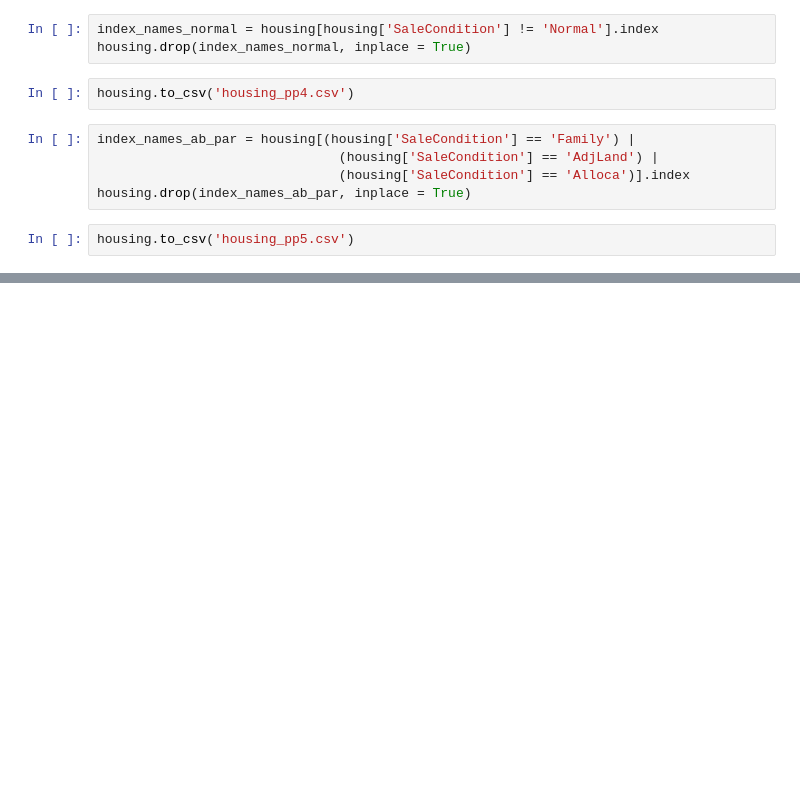
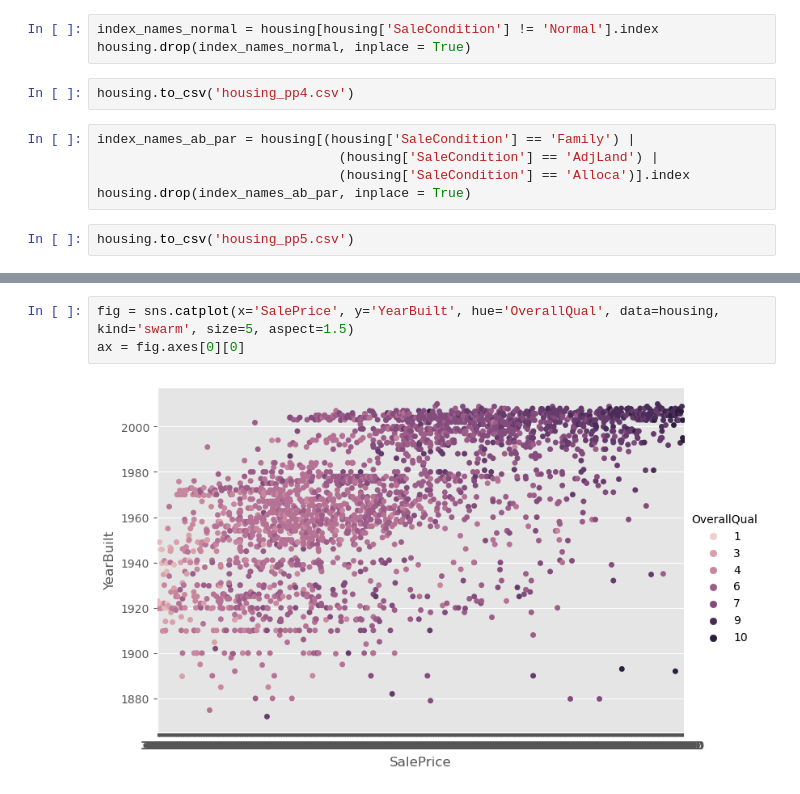
Before and after one commit to Na-ta-lie/Ames-Price-Prediction, a Jupyter notebook: preprocessing.ipynb, the cells around one changed output, grey strips where cells are left out. Cells and saved outputs as stored; diff of their text form; blank space fills up the shorter version.

```diff
--- a/preprocessing.ipynb
+++ b/preprocessing.ipynb
@@ -186,0 +194,5 @@ housing.to_csv('housing_pp5.csv')
+# %%
+fig = sns.catplot(x='SalePrice', y='YearBuilt', hue='OverallQual', data=housing, kind='swarm', size=5, aspect=1.5)
+ax = fig.axes[0][0]
+# %% [output]
+[figure, added]
```
Also changed, not shown: parts of 1 cell of this notebook, 9 other files.
